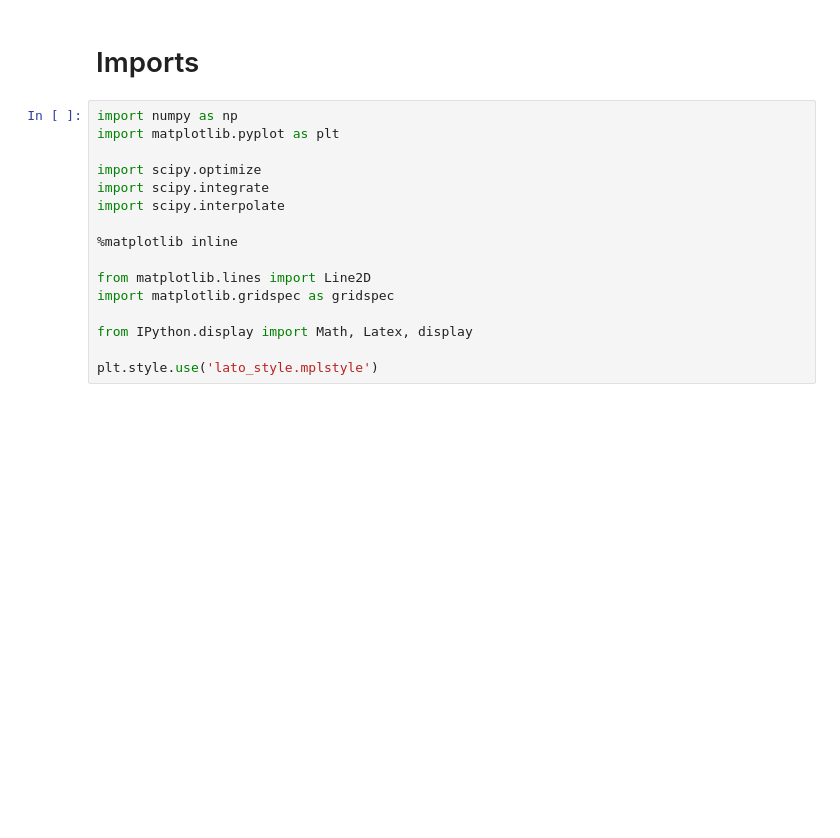
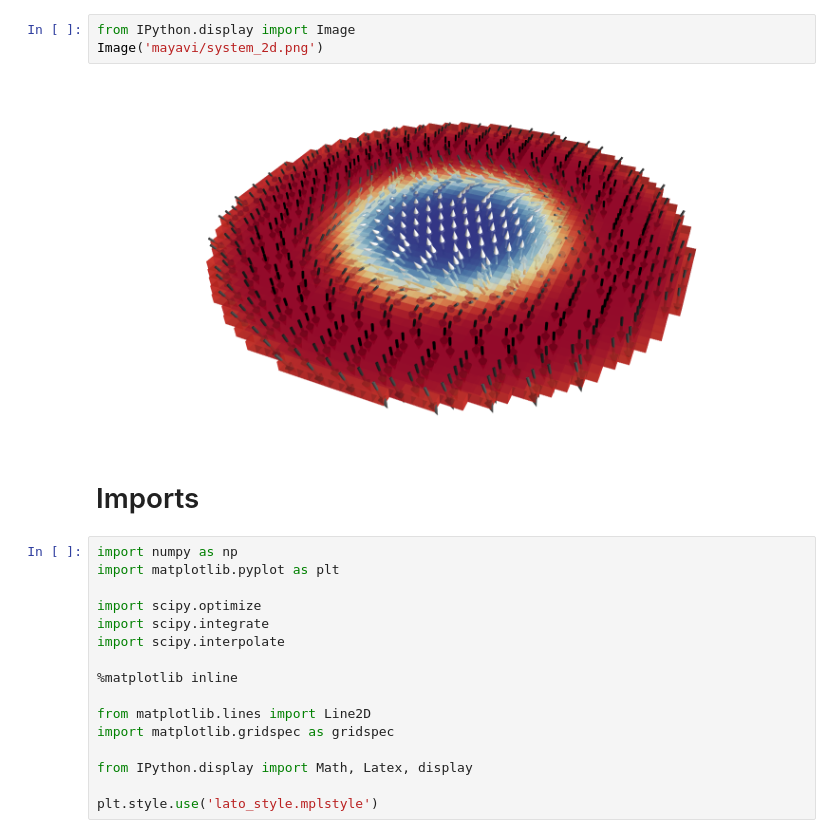
Before and after one commit to fangohr/paper-supplement-standard-problem-dmi, a Jupyter notebook: notebooks/2d_problem.ipynb, the cells around one changed output. Cells and saved outputs as stored; diff of their text form; blank space fills up the shorter version.

Commit message:
Embedded image sin notebooks

```diff
--- a/notebooks/2d_problem.ipynb
+++ b/notebooks/2d_problem.ipynb
@@ -1,3 +1,8 @@
+# %%
+from IPython.display import Image
+Image('mayavi/system_2d.png')
+# %% [output]
+[figure, added]
 # %% [markdown]
 # Imports
 # %%
```
Also changed, not shown: parts of 1 cell of this notebook, 4 other files.
